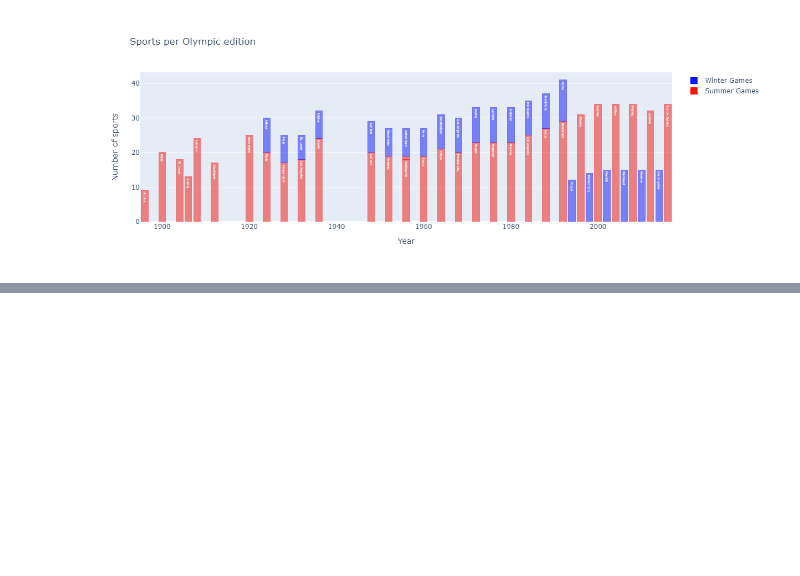
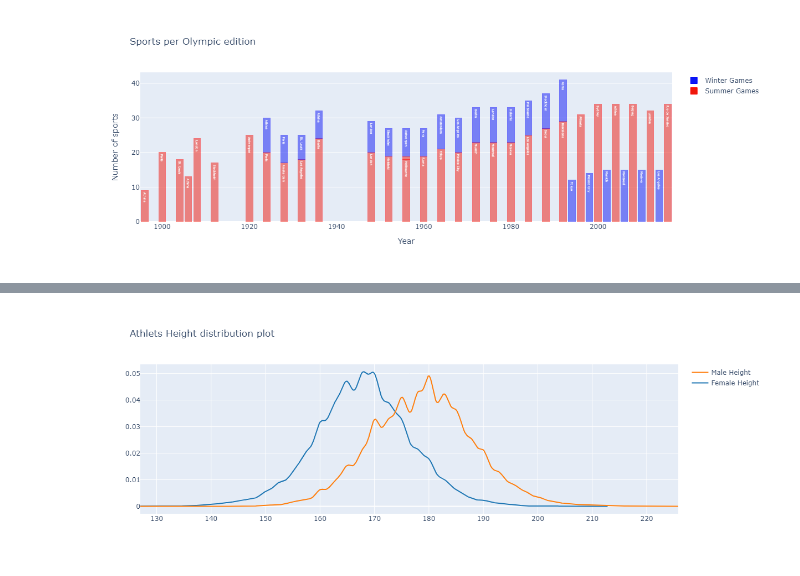
Before and after one commit to jyns417/Datathon, a Jupyter notebook: AhnJinDok/datathon1.ipynb, the cells around one changed output, grey strips where cells are left out. Saved outputs shown, nothing was run; the diff lists cells and outputs as text; code cells hidden in the pictures; blank space fills up the shorter version.

```diff
--- a/AhnJinDok/datathon1.ipynb
+++ b/AhnJinDok/datathon1.ipynb
@@ -337,0 +492,15 @@ display(img)
+# %%
+# 성별에따른 운동 선수 키 분포
+female_h = olympics_df[olympics_df['Sex']=='F']['Height'].dropna()
+male_h = olympics_df[olympics_df['Sex']=='M']['Height'].dropna()
+
+hist_data = [female_h, male_h]
+group_labels = ['Female Height', 'Male Height']
+
+fig = ff.create_distplot(hist_data, group_labels, show_hist=False, show_rug=False)
+fig['layout'].update(title='Athlets Height distribution plot')
+iplot(fig, filename='dist_only')
+
+img = Image.open('athlets_height_distribution_polt.png')
+display(img)
+# %% [output]
@@ -337,0 +508 @@ display(img)
+[figure, added]
```
Also changed, not shown: parts of 9 cells of this notebook.
